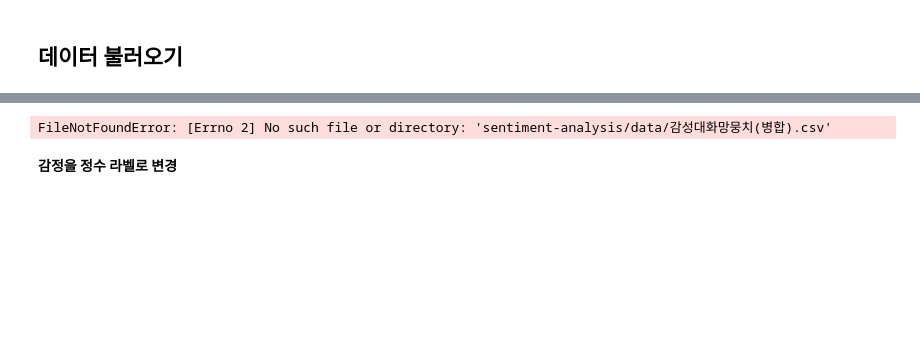
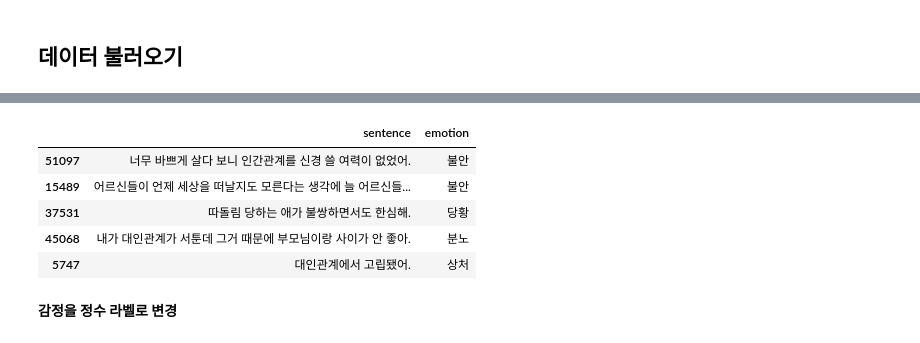
Before and after one commit to Bongwoo2lee/floread, a Jupyter notebook: sentiment-analysis/train_kobert-v1.ipynb, the cells around one changed output, grey strips where cells are left out. Saved outputs shown, nothing was run; the diff lists cells and outputs as text; code cells hidden in the pictures; blank space fills up the shorter version.

```diff
--- a/sentiment-analysis/train_kobert-v1.ipynb
+++ b/sentiment-analysis/train_kobert-v1.ipynb
@@ -3,10 +41,15 @@
 # %%
 import pandas as pd
 
-train_set = pd.read_csv("sentiment-analysis/data/감성대화망뭉치(병합).csv", index_col=0) #첫 번째 열이 인덱스 열일 때 Unnamed: 0 빼기
+train_set = pd.read_csv('data/감성대화말뭉치(병합).csv', index_col=0) #첫 번째 열이 인덱스 열일 때 Unnamed: 0 빼기
 train_set.sample(n=5)
 # %% [output]
-FileNotFoundError: [Errno 2] No such file or directory: 'sentiment-analysis/data/감성대화망뭉치(병합).csv'
+|  | sentence | emotion |
+| 51097 | 너무 바쁘게 살다 보니 인간관계를 신경 쓸 여력이 없었어. | 불안 |
+| 15489 | 어르신들이 언제 세상을 떠날지도 모른다는 생각에 늘 어르신들... | 불안 |
+| 37531 | 따돌림 당하는 애가 불쌍하면서도 한심해. | 당황 |
+| 45068 | 내가 대인관계가 서툰데 그거 때문에 부모님이랑 사이가 안 좋아. | 분노 |
+| 5747 | 대인관계에서 고립됐어. | 상처 |
 # %%
 # train_set = train_set[['감정_대분류','사람문장1']]
 # train_set.columns = ['emotion', 'sentence']  # 칼럼이름 변경
```
Also changed, not shown: parts of 16 cells of this notebook.
